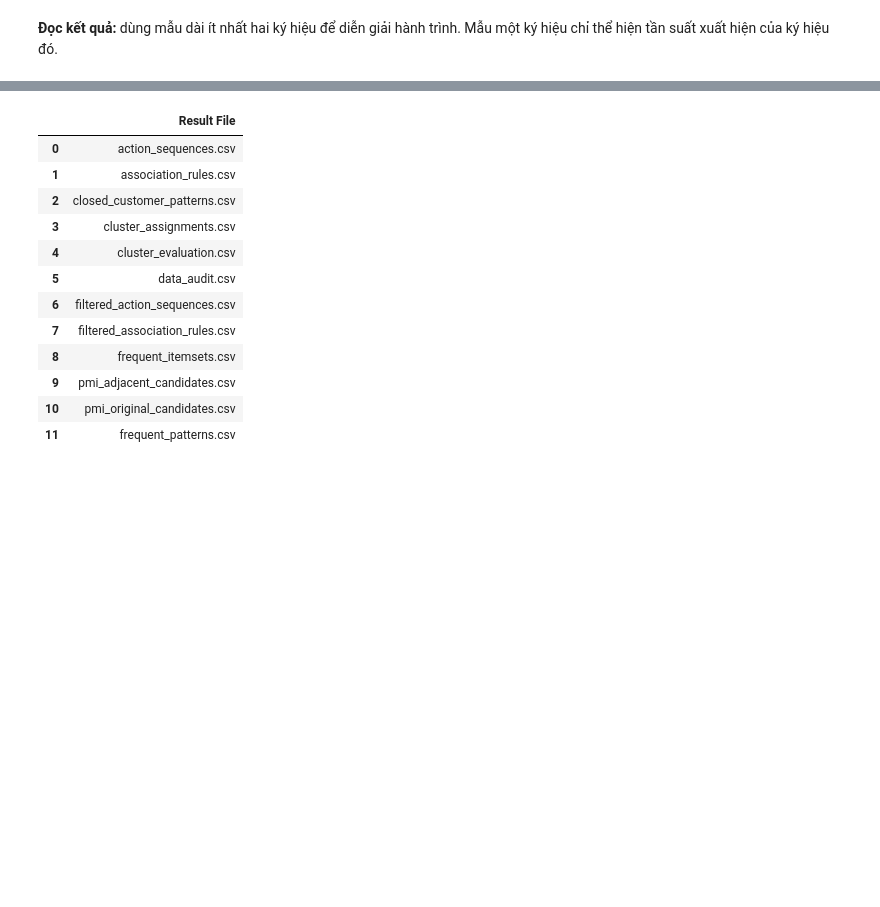
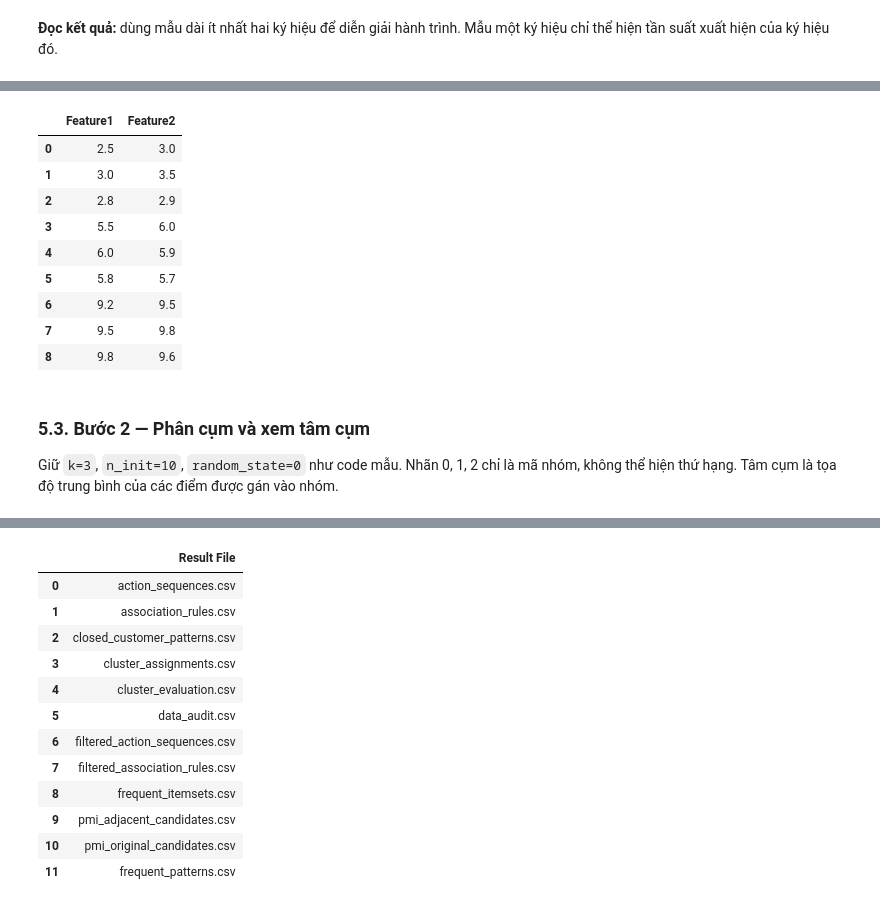
Before and after one commit to chungnguyenvp/DBM302m_Lab2, a Jupyter notebook: Lab3/Lab3_Tong_Hop.ipynb, the cells around one changed output, grey strips where cells are left out. Saved outputs shown, nothing was run; the diff lists cells and outputs as text; code cells hidden in the pictures; blank space fills up the shorter version.

```diff
--- a/Lab3/Lab3_Tong_Hop.ipynb
+++ b/Lab3/Lab3_Tong_Hop.ipynb
@@ -917,0 +720,24 @@ Các bảng dưới đây được xuất vào `results_notebook/`. Kết quả
+# %%
+features = clean_data['features'].copy()
+feature_data = features[['Feature1', 'Feature2']]
+if not 2 <= PARAMS['n_clusters'] < len(feature_data):
+    raise ValueError('Chọn 2 ≤ k < số điểm để có thể đánh giá silhouette.')
+if PARAMS['n_clusters'] > len(feature_data.drop_duplicates()):
+    raise ValueError('Số cụm vượt số điểm phân biệt.')
+
+display(feature_data)
+# %% [output]
+|  | Feature1 | Feature2 |
+| 0 | 2.5 | 3.0 |
+| 1 | 3.0 | 3.5 |
+| 2 | 2.8 | 2.9 |
+| 3 | 5.5 | 6.0 |
+| 4 | 6.0 | 5.9 |
+| 5 | 5.8 | 5.7 |
+| 6 | 9.2 | 9.5 |
+| 7 | 9.5 | 9.8 |
+| 8 | 9.8 | 9.6 |
+# %% [markdown]
+### 5.3. Bước 2 — Phân cụm và xem tâm cụm
+
+Giữ `k=3`, `n_init=10`, `random_state=0` như code mẫu. Nhãn 0, 1, 2 chỉ là mã nhóm, không thể hiện thứ hạng. Tâm cụm là tọa độ trung bình của các điểm được gán vào nhóm.
```
Also changed, not shown: parts of 114 cells of this notebook, 1 other file.
